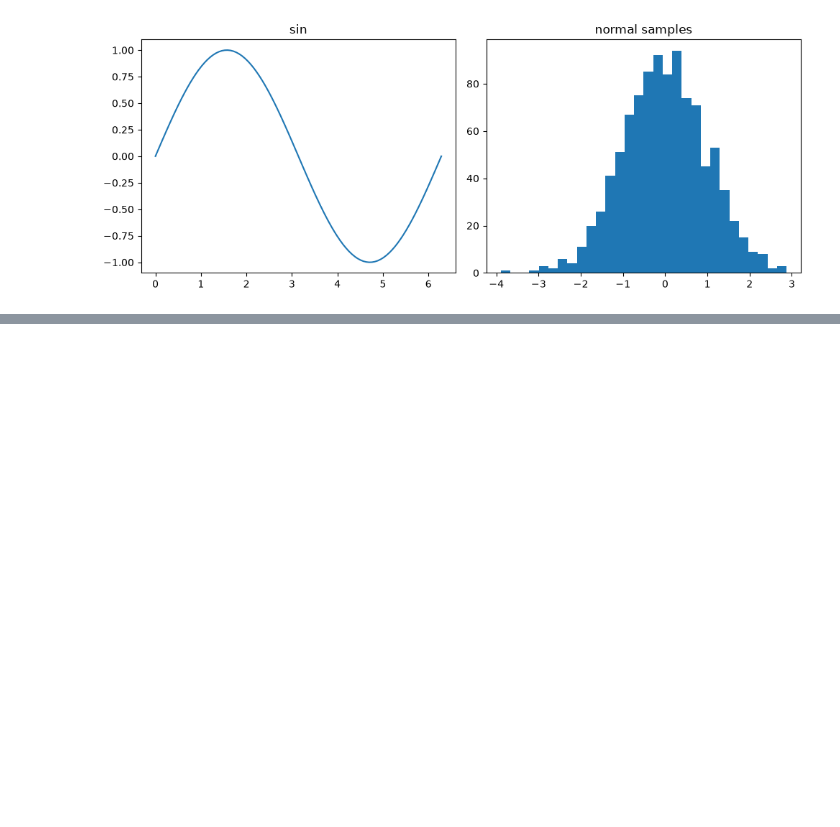
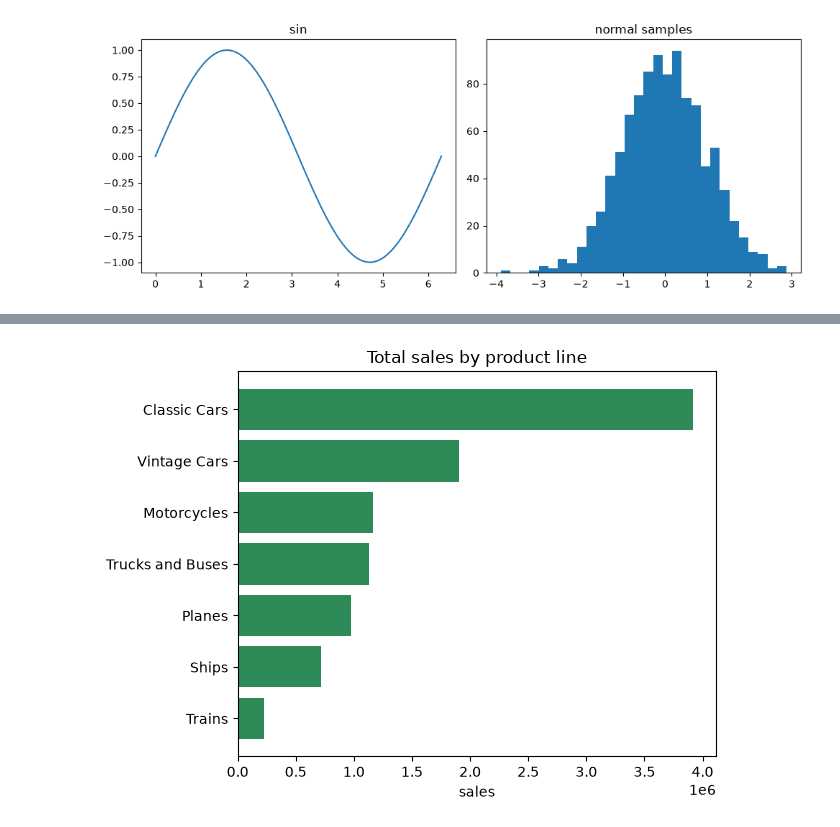
Before and after one commit to ahadhuss3in/ML, a Jupyter notebook: datascience/matplotlib.ipynb, the cells around one changed output, grey strips where cells are left out. Saved outputs shown, nothing was run; the diff lists cells and outputs as text; code cells hidden in the pictures; blank space fills up the shorter version.

Commit message:
matplotlib: visualizing the sales dataset

```diff
--- a/datascience/matplotlib.ipynb
+++ b/datascience/matplotlib.ipynb
@@ -79,0 +84,6 @@ plt.show()
+# %%
+import pandas as pd
+
+sales = pd.read_csv('../data/sales_data_sample.csv', encoding='cp1251')
+print(sales.shape)
+sales[['PRODUCTLINE', 'COUNTRY', 'YEAR_ID', 'SALES']].head()
@@ -79,0 +98,11 @@ plt.show()
+# %%
+## total sales per product line (horizontal bar reads better for long labels)
+by_line = sales.groupby('PRODUCTLINE')['SALES'].sum().sort_values()
+
+plt.barh(by_line.index, by_line.values, color='seagreen')
+plt.title('Total sales by product line')
+plt.xlabel('sales')
+plt.tight_layout()
+plt.show()
+# %% [output]
+[figure, added]
```
Also changed, not shown: parts of 5 cells of this notebook.
